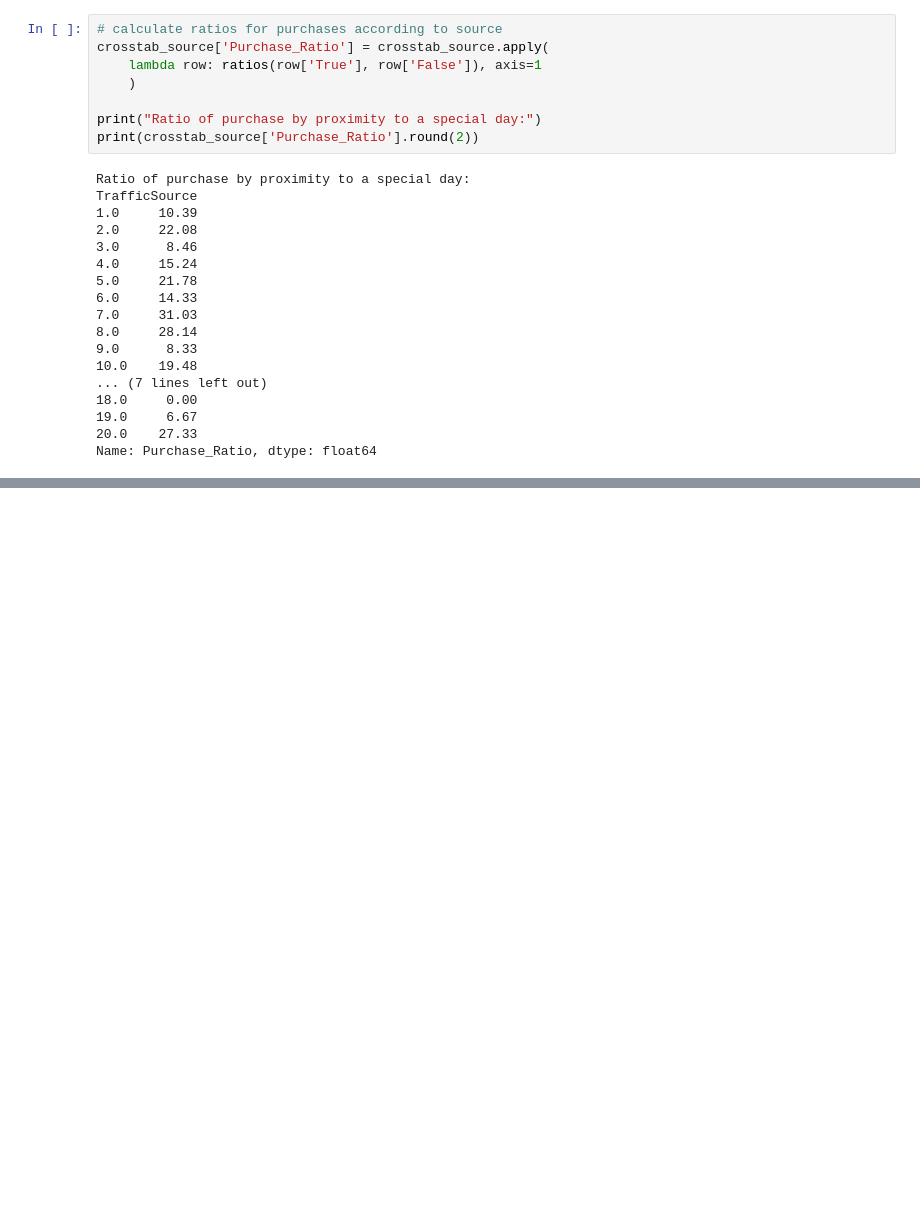
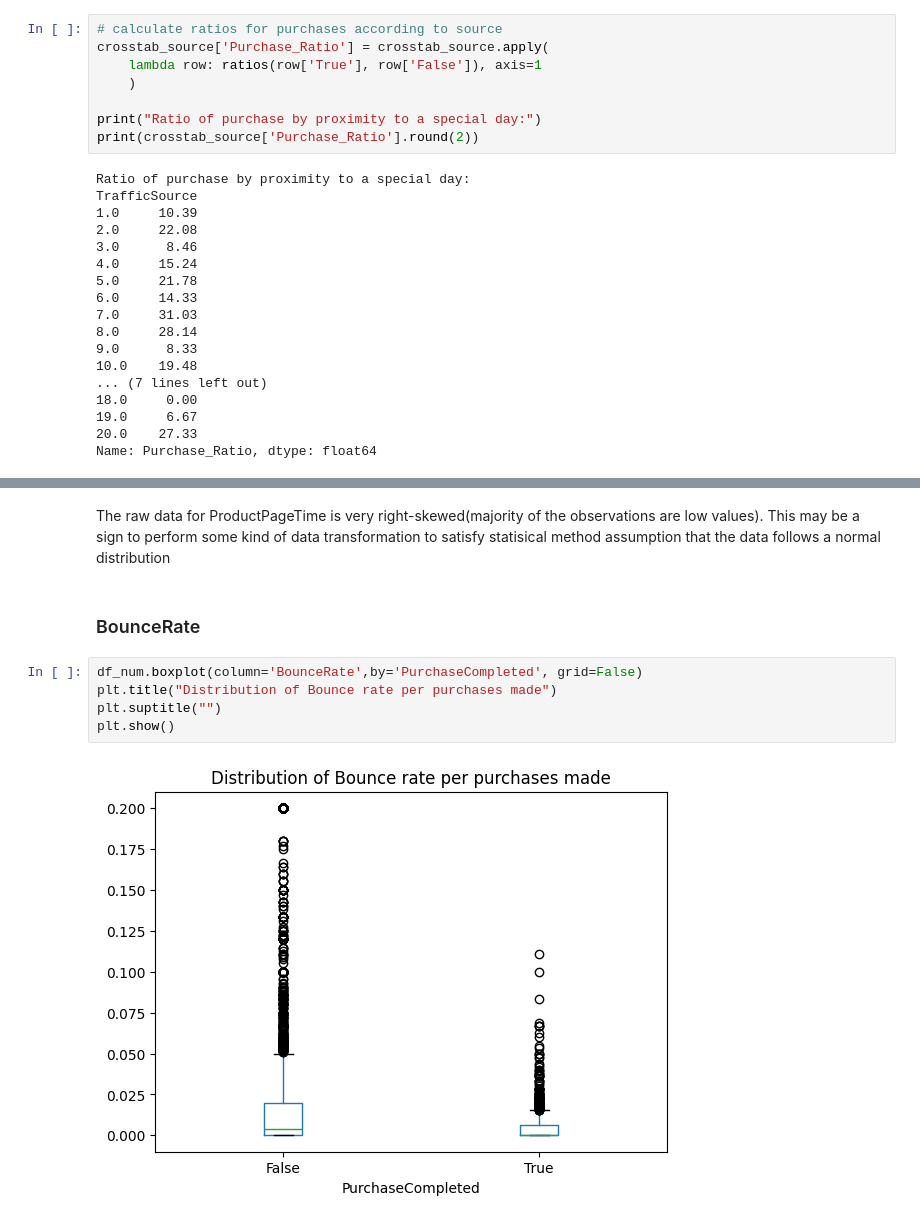
Before and after one commit to R00k3y/EDA_ML_Ecommerce, a Jupyter notebook: eda.ipynb, the cells around one changed output, grey strips where cells are left out. Drawn from its saved outputs; the diff is of its cells as text; blank space fills up the shorter version.

```diff
--- a/eda.ipynb
+++ b/eda.ipynb
@@ -399,0 +442,11 @@ max       63973.522230     0.200000     0.200000   361.763742
+# %% [markdown]
+The raw data for ProductPageTime is very right-skewed(majority of the observations are low values). This may be a sign to perform some kind of data transformation to satisfy statisical method assumption that the data follows a normal distribution
+# %% [markdown]
+### BounceRate
+# %%
+df_num.boxplot(column='BounceRate',by='PurchaseCompleted', grid=False)
+plt.title("Distribution of Bounce rate per purchases made")
+plt.suptitle("")
+plt.show()
+# %% [output]
+[figure, added]
```
Also changed, not shown: parts of 37 cells of this notebook.
